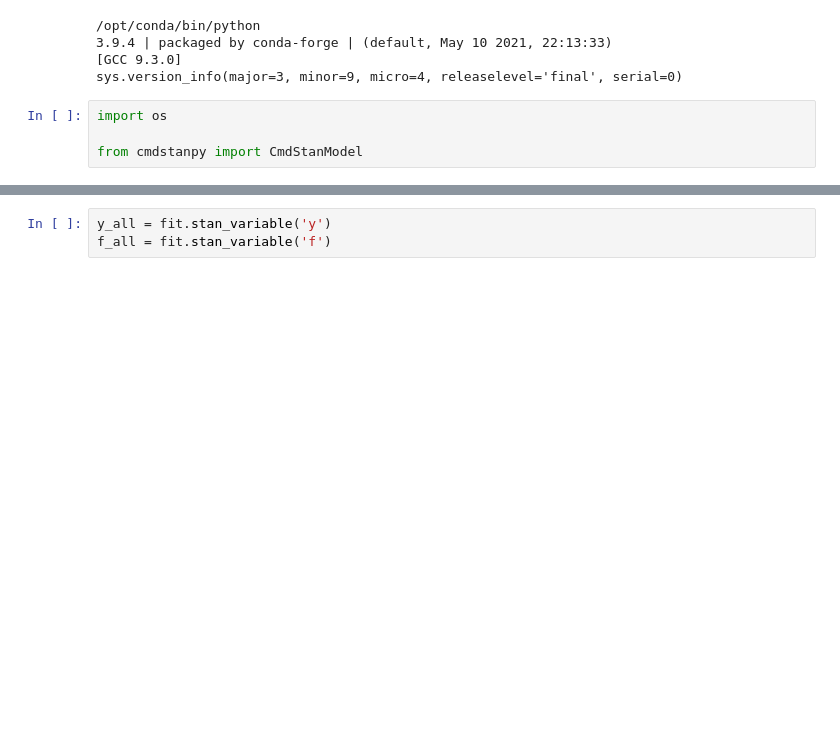
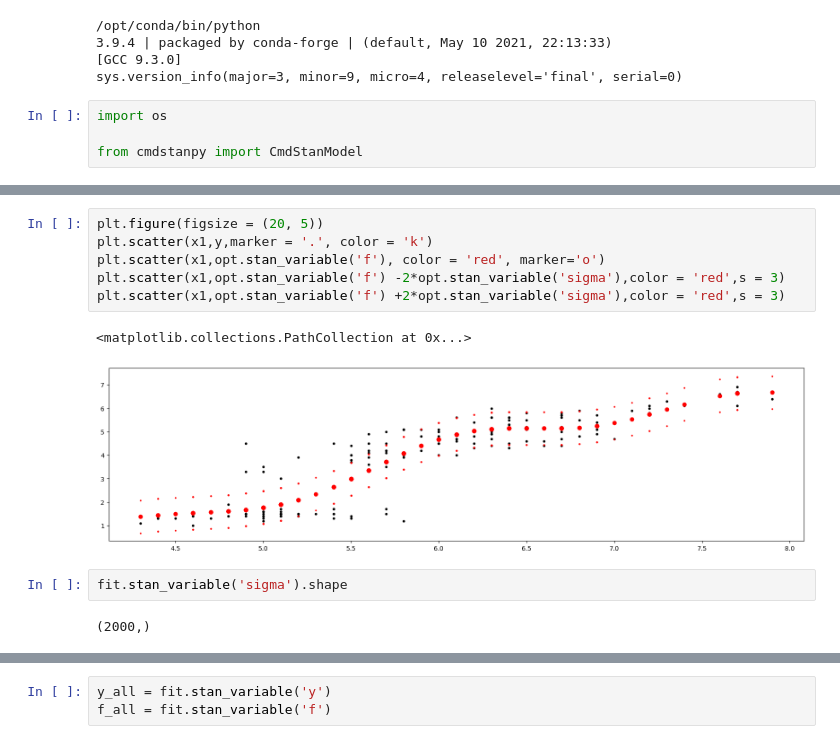
Before and after one commit to ShuonanChen/ML-Climate-Project-Template-Fall2022, a Jupyter notebook: resources/notebooks/cmdstan_test.ipynb, the cells around one changed output, grey strips where cells are left out. Saved outputs shown, nothing was run; the diff lists cells and outputs as text; blank space fills up the shorter version.

```diff
--- a/resources/notebooks/cmdstan_test.ipynb
+++ b/resources/notebooks/cmdstan_test.ipynb
@@ -26,0 +137,13 @@ from cmdstanpy import CmdStanModel
+# %%
+plt.figure(figsize = (20, 5))
+plt.scatter(x1,y,marker = '.', color = 'k')
+plt.scatter(x1,opt.stan_variable('f'), color = 'red', marker='o')
+plt.scatter(x1,opt.stan_variable('f') -2*opt.stan_variable('sigma'),color = 'red',s = 3)
+plt.scatter(x1,opt.stan_variable('f') +2*opt.stan_variable('sigma'),color = 'red',s = 3)
+# %% [output]
+<matplotlib.collections.PathCollection at 0x...>
+[figure, added]
+# %%
+fit.stan_variable('sigma').shape
+# %% [output]
+(2000,)
```
Also changed, not shown: parts of 32 cells of this notebook.
